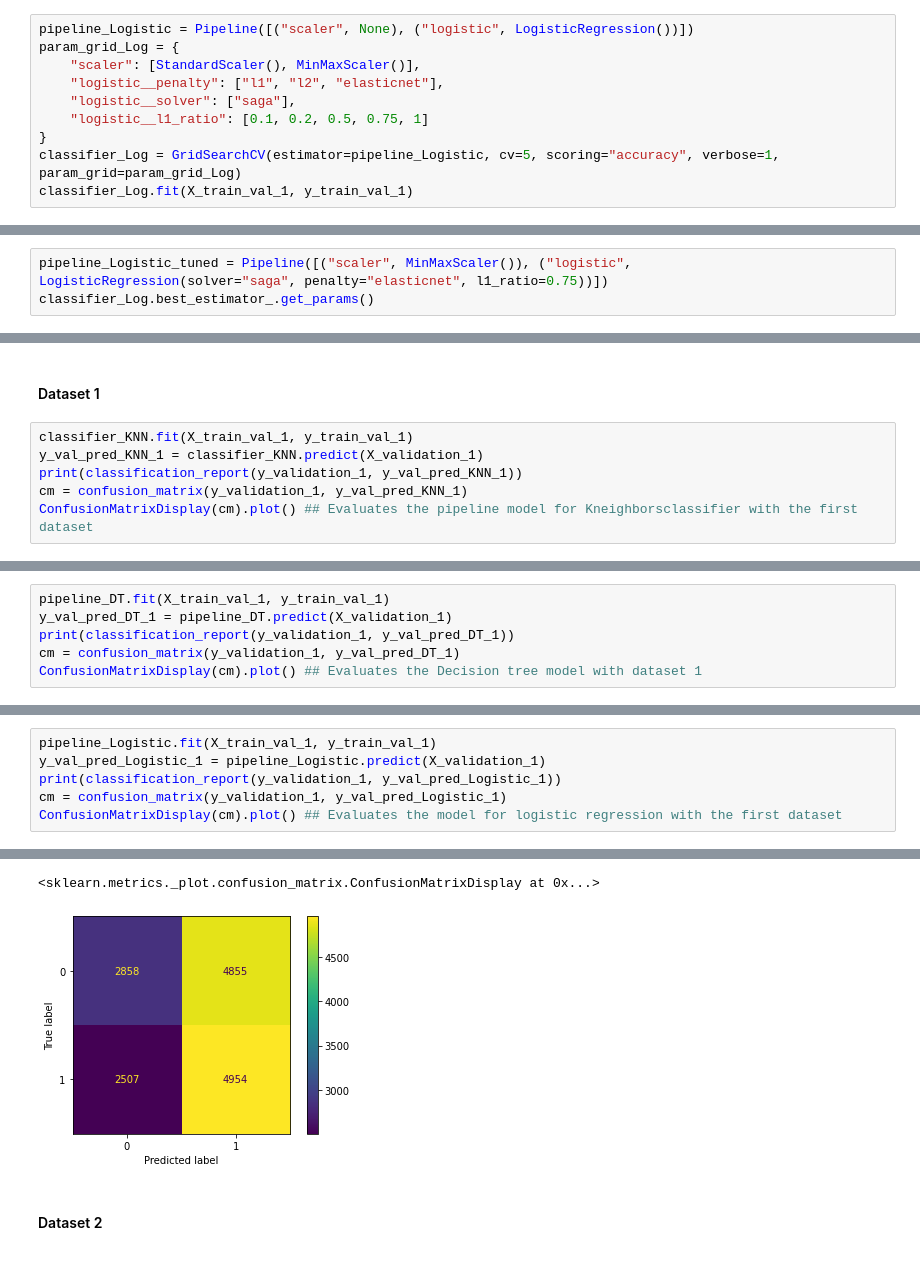
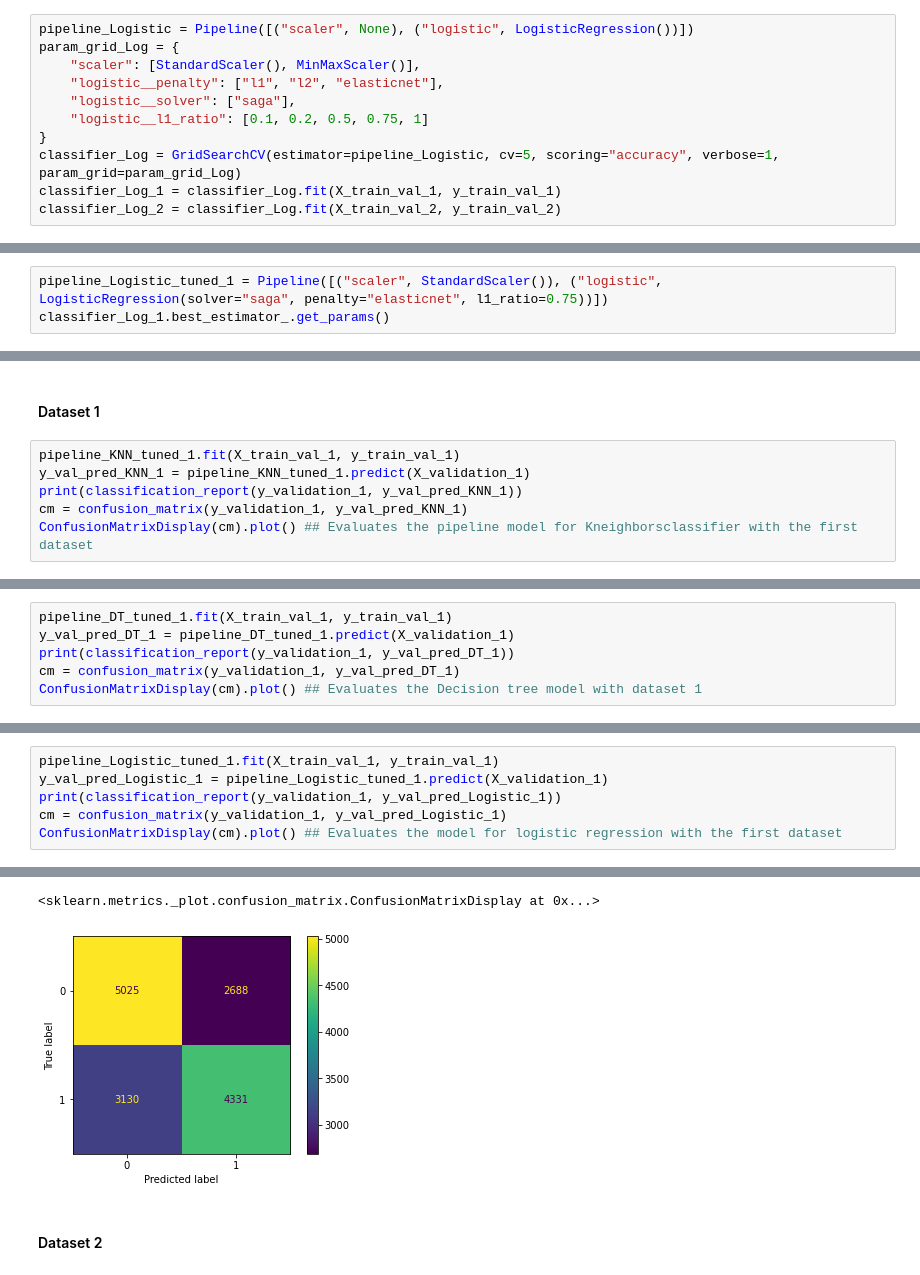
Before and after one commit to FabianAndersson17/Machinelearning-Fabian-Andersson, a Jupyter notebook: Labs/Machine-learning.ipynb, the cells around one changed output, grey strips where cells are left out. Cells and saved outputs as stored; diff of their text form.

```diff
--- a/Labs/Machine-learning.ipynb
+++ b/Labs/Machine-learning.ipynb
@@ -738,7 +699,8 @@ param_grid_Log = {
     "logistic__l1_ratio": [0.1, 0.2, 0.5, 0.75, 1]
 }
 classifier_Log = GridSearchCV(estimator=pipeline_Logistic, cv=5, scoring="accuracy", verbose=1, param_grid=param_grid_Log)
-classifier_Log.fit(X_train_val_1, y_train_val_1)
+classifier_Log_1 = classifier_Log.fit(X_train_val_1, y_train_val_1)
+classifier_Log_2 = classifier_Log.fit(X_train_val_2, y_train_val_2)
 # %% [output]
 Fitting 5 folds for each of 30 candidates, totalling 150 fits
 GridSearchCV(cv=5,
@@ -750,5 +712,5 @@ GridSearchCV(cv=5,
                          'scaler': [StandardScaler(), MinMaxScaler()]},
              scoring='accuracy', verbose=1)
 # %%
-pipeline_Logistic_tuned = Pipeline([("scaler", MinMaxScaler()), ("logistic", LogisticRegression(solver="saga", penalty="elasticnet", l1_ratio=0.75))])
-classifier_Log.best_estimator_.get_params()
+pipeline_Logistic_tuned_1 = Pipeline([("scaler", StandardScaler()), ("logistic", LogisticRegression(solver="saga", penalty="elasticnet", l1_ratio=0.75))])
+classifier_Log_1.best_estimator_.get_params()
@@ -775,8 +722,8 @@ classifier_Log.best_estimator_.get_params()
 # %% [markdown]
 #### Dataset 1
 # %%
-classifier_KNN.fit(X_train_val_1, y_train_val_1)
-y_val_pred_KNN_1 = classifier_KNN.predict(X_validation_1)
+pipeline_KNN_tuned_1.fit(X_train_val_1, y_train_val_1)
+y_val_pred_KNN_1 = pipeline_KNN_tuned_1.predict(X_validation_1)
 print(classification_report(y_validation_1, y_val_pred_KNN_1))
 cm = confusion_matrix(y_validation_1, y_val_pred_KNN_1)
 ConfusionMatrixDisplay(cm).plot() ## Evaluates the pipeline model for Kneighborsclassifier with the first dataset
@@ -786,6 +741,6 @@ KeyboardInterrupt:
 # %%
-pipeline_DT.fit(X_train_val_1, y_train_val_1)
-y_val_pred_DT_1 = pipeline_DT.predict(X_validation_1)
+pipeline_DT_tuned_1.fit(X_train_val_1, y_train_val_1)
+y_val_pred_DT_1 = pipeline_DT_tuned_1.predict(X_validation_1)
 print(classification_report(y_validation_1, y_val_pred_DT_1))
 cm = confusion_matrix(y_validation_1, y_val_pred_DT_1)
 ConfusionMatrixDisplay(cm).plot() ## Evaluates the Decision tree model with dataset 1
@@ -803,6 +758,6 @@ weighted avg       0.56      0.56      0.56     15174
 # %%
-pipeline_Logistic.fit(X_train_val_1, y_train_val_1)
-y_val_pred_Logistic_1 = pipeline_Logistic.predict(X_validation_1)
+pipeline_Logistic_tuned_1.fit(X_train_val_1, y_train_val_1)
+y_val_pred_Logistic_1 = pipeline_Logistic_tuned_1.predict(X_validation_1)
 print(classification_report(y_validation_1, y_val_pred_Logistic_1))
 cm = confusion_matrix(y_validation_1, y_val_pred_Logistic_1)
 ConfusionMatrixDisplay(cm).plot() ## Evaluates the model for logistic regression with the first dataset
@@ -818,5 +773,5 @@ weighted avg       0.52      0.51      0.50     15174
 <sklearn.metrics._plot.confusion_matrix.ConfusionMatrixDisplay at 0x...>
-[figure, old version]
+[figure, new version]
 # %% [markdown]
 #### Dataset 2
 # %%
```
Also changed, not shown: parts of 20 cells of this notebook.
